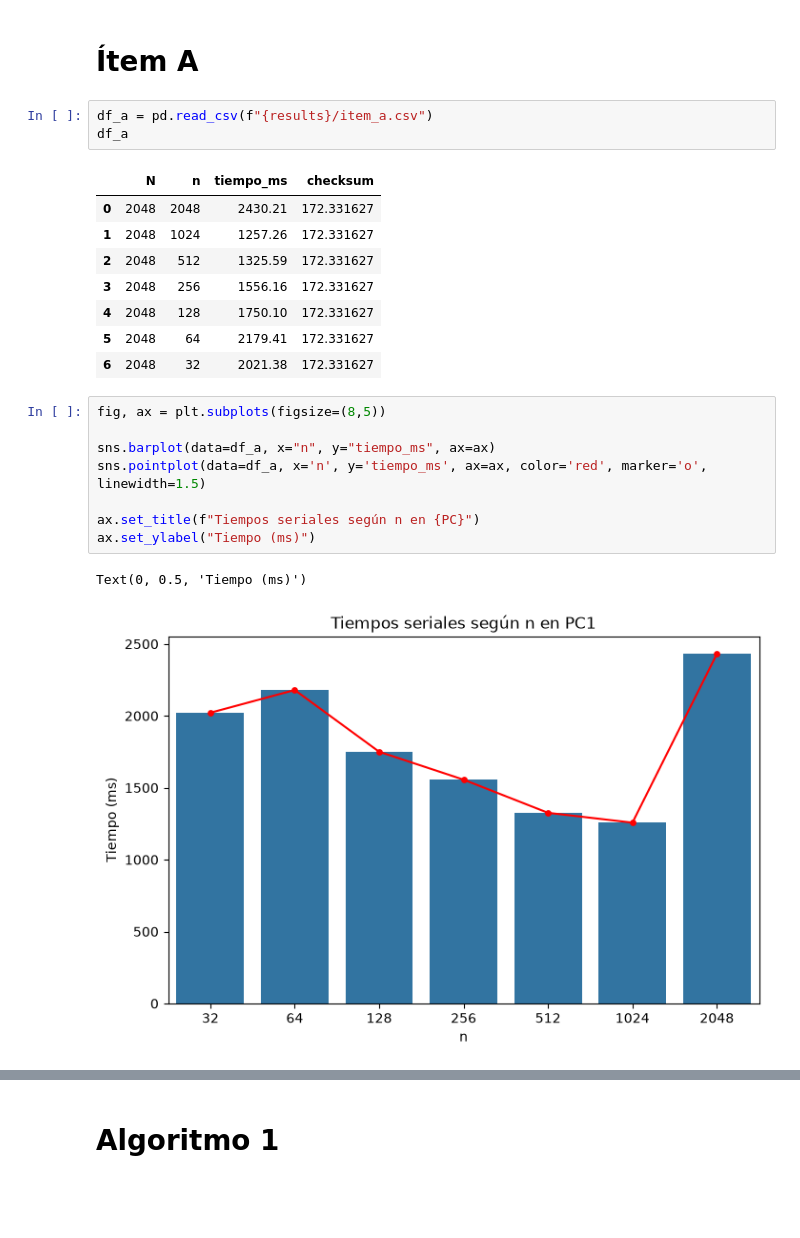
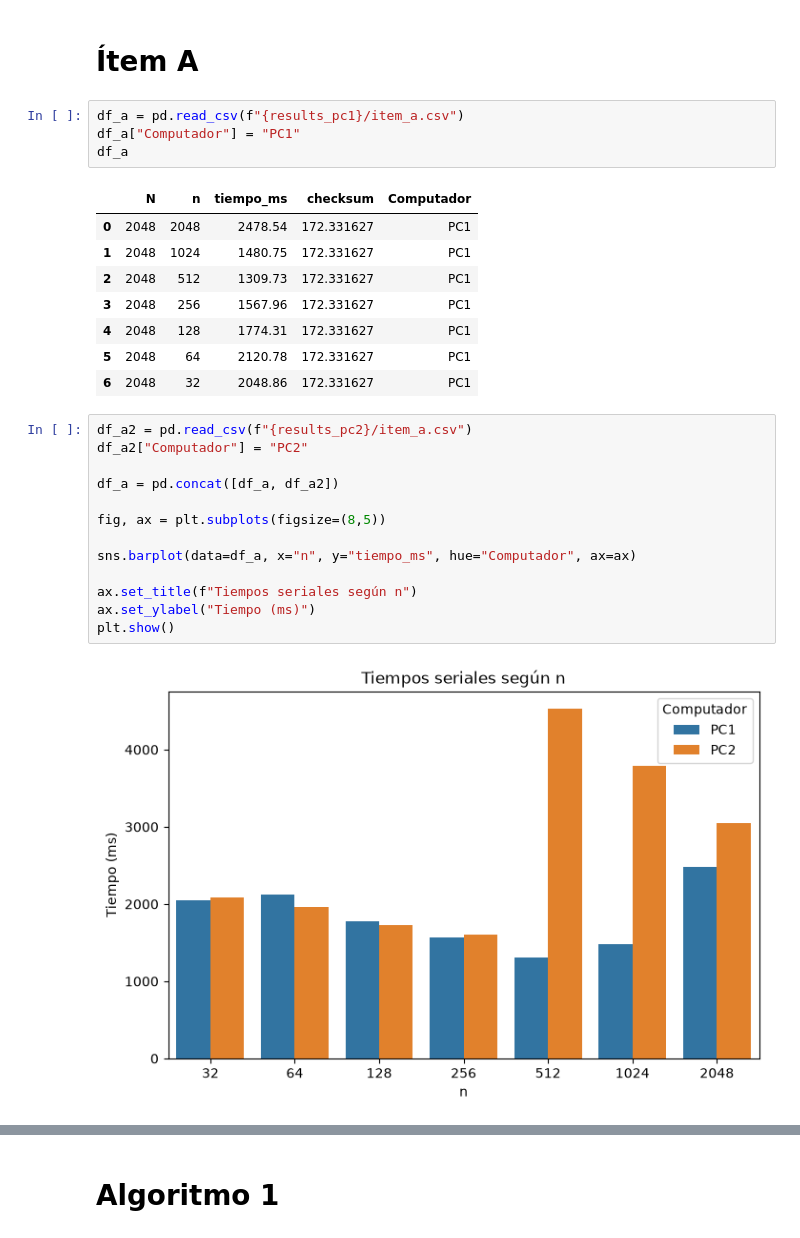
Before and after one commit to Jimenez73/alg_paralelos, a Jupyter notebook: tarea_2/graphs.ipynb, the cells around one changed output, grey strips where cells are left out. Saved outputs shown, nothing was run; the diff lists cells and outputs as text; blank space fills up the shorter version.

```diff
--- a/tarea_2/graphs.ipynb
+++ b/tarea_2/graphs.ipynb
@@ -9,25 +9,30 @@ results = f"results/{PC}"
 # %% [markdown]
 # Ítem A
 # %%
-df_a = pd.read_csv(f"{results}/item_a.csv")
+df_a = pd.read_csv(f"{results_pc1}/item_a.csv")
+df_a["Computador"] = "PC1"
 df_a
 # %% [output]
-|  | N | n | tiempo_ms | checksum |
-| 0 | 2048 | 2048 | 2430.21 | 172.331627 |
-| 1 | 2048 | 1024 | 1257.26 | 172.331627 |
-| 2 | 2048 | 512 | 1325.59 | 172.331627 |
-| 3 | 2048 | 256 | 1556.16 | 172.331627 |
-| 4 | 2048 | 128 | 1750.10 | 172.331627 |
-| 5 | 2048 | 64 | 2179.41 | 172.331627 |
-| 6 | 2048 | 32 | 2021.38 | 172.331627 |
+|  | N | n | tiempo_ms | checksum | Computador |
+| 0 | 2048 | 2048 | 2478.54 | 172.331627 | PC1 |
+| 1 | 2048 | 1024 | 1480.75 | 172.331627 | PC1 |
+| 2 | 2048 | 512 | 1309.73 | 172.331627 | PC1 |
+| 3 | 2048 | 256 | 1567.96 | 172.331627 | PC1 |
+| 4 | 2048 | 128 | 1774.31 | 172.331627 | PC1 |
+| 5 | 2048 | 64 | 2120.78 | 172.331627 | PC1 |
+| 6 | 2048 | 32 | 2048.86 | 172.331627 | PC1 |
 # %%
+df_a2 = pd.read_csv(f"{results_pc2}/item_a.csv")
+df_a2["Computador"] = "PC2"
+
+df_a = pd.concat([df_a, df_a2])
+
 fig, ax = plt.subplots(figsize=(8,5))
 
-sns.barplot(data=df_a, x="n", y="tiempo_ms", ax=ax)
-sns.pointplot(data=df_a, x='n', y='tiempo_ms', ax=ax, color='red', marker='o', linewidth=1.5)
+sns.barplot(data=df_a, x="n", y="tiempo_ms", hue="Computador", ax=ax)
 
-ax.set_title(f"Tiempos seriales según n en {PC}")
+ax.set_title(f"Tiempos seriales según n")
 ax.set_ylabel("Tiempo (ms)")
+plt.show()
 # %% [output]
-Text(0, 0.5, 'Tiempo (ms)')
-[figure, old version]
+[figure, new version]
```
Also changed, not shown: parts of 18 cells of this notebook, 5 other files.
